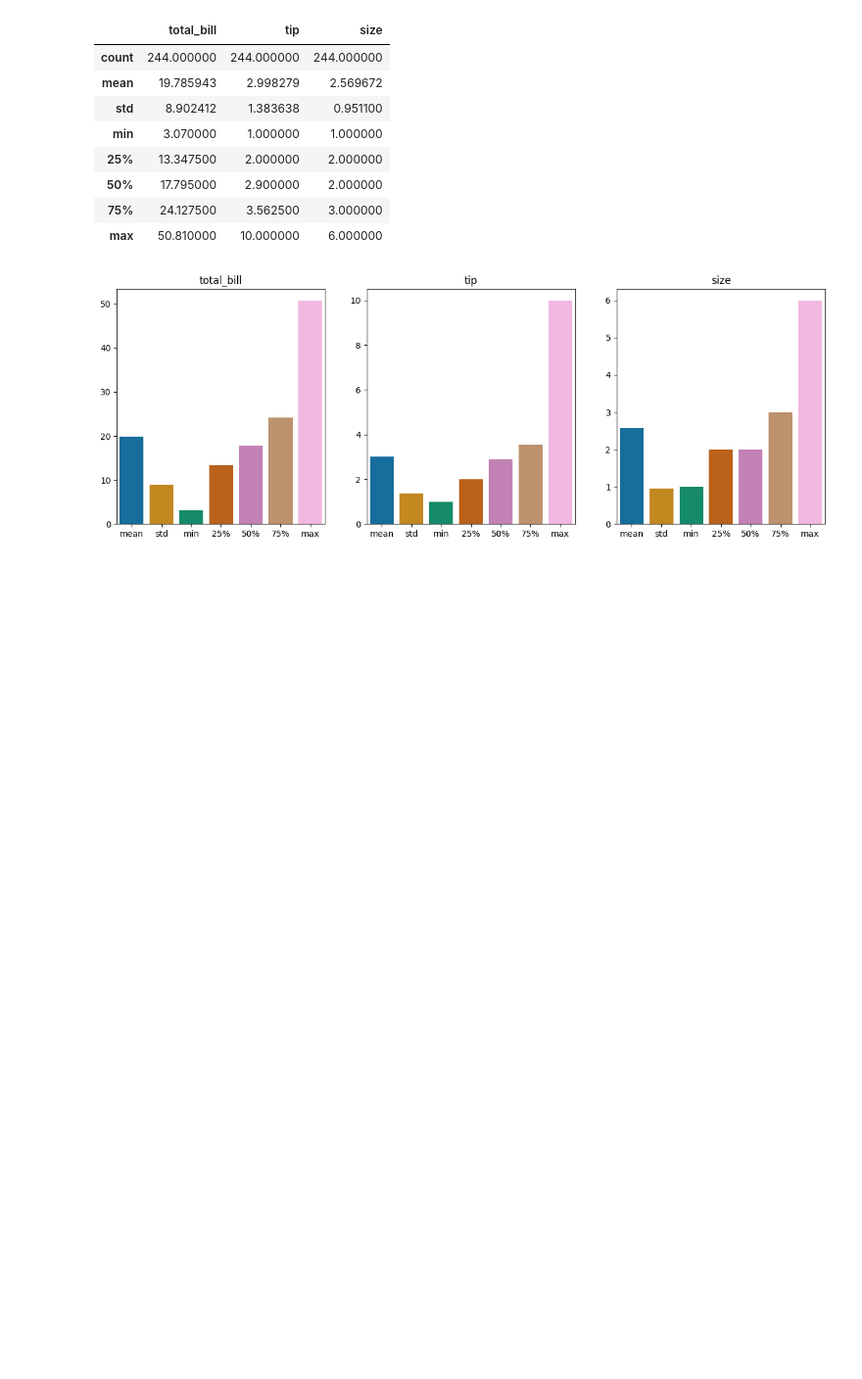
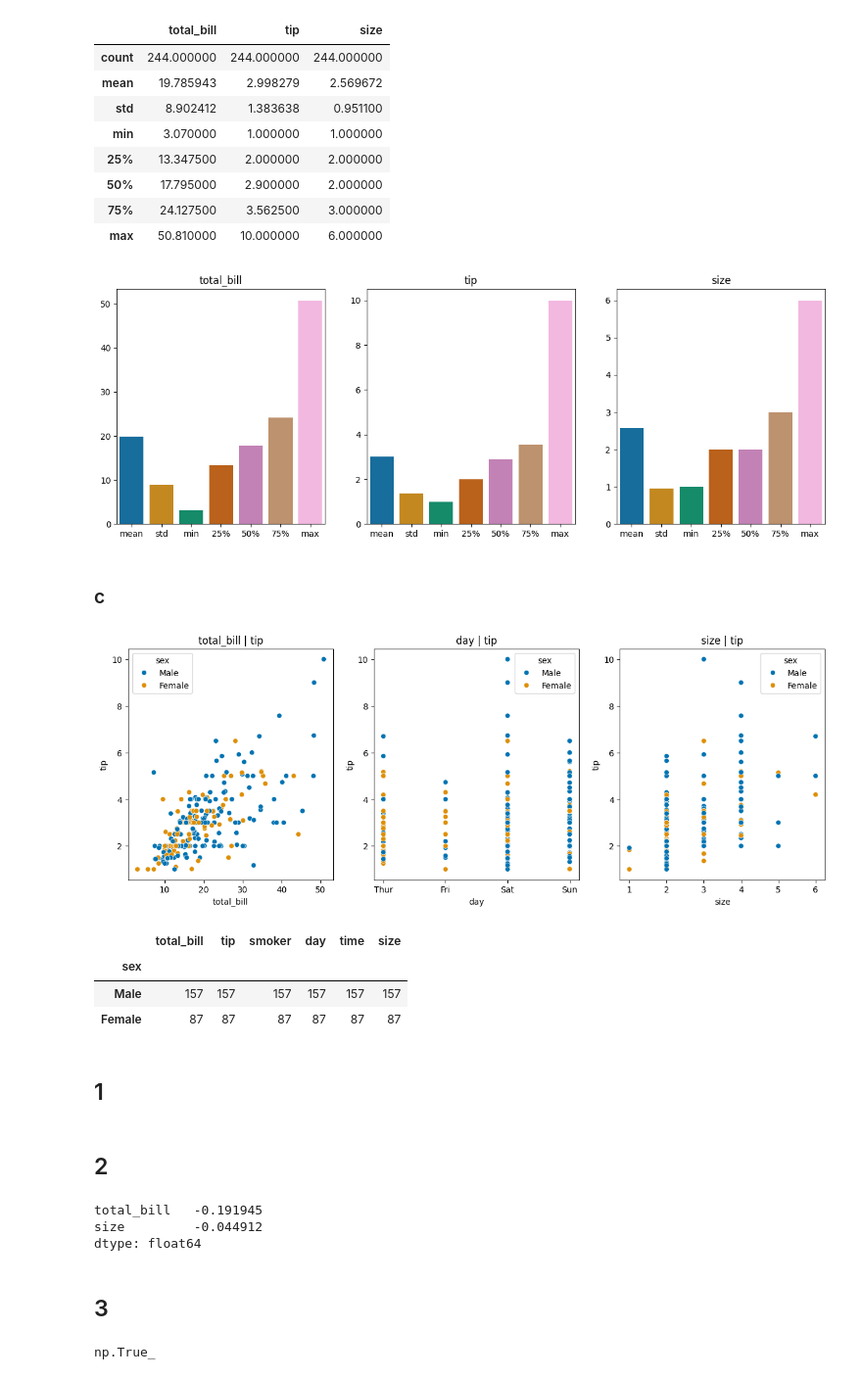
Before and after one commit to Theodor-Helje/machine-learning-Theodor-Helje, a Jupyter notebook: exercises/exercises_04.ipynb, the cells around one changed output. Shown at 98% size. Drawn from its saved outputs; the diff is of its cells as text; code cells hidden in the pictures; blank space fills up the shorter version.

```diff
--- a/exercises/exercises_04.ipynb
+++ b/exercises/exercises_04.ipynb
@@ -53,3 +59,25 @@ for i, col in enumerate(data.columns):
     axes[i].set_ylabel("")
 # %% [output]
 [figure]
+# %% [markdown]
+### c
+# %%
+data = ['total_bill', 'day', 'size']
+fig, axes = plt.subplots(1, 3, figsize=(15, 5))
+
+for i, col in enumerate(data):
+    sns.scatterplot(x=df[col], y=df['tip'], hue=df['sex'], palette='colorblind', ax=axes[i])
+    axes[i].set_title(f"{col} | tip")
+    axes[i].set_xlabel(col)
+    axes[i].set_ylabel("tip")
+# %% [output]
+[figure, added]
+# %%
+df.groupby('sex').count()
+# %% [output]
+|  | total_bill | tip | smoker | day | time | size |
+| sex |  |  |  |  |  |  |
+| Male | 157 | 157 | 157 | 157 | 157 | 157 |
+| Female | 87 | 87 | 87 | 87 | 87 | 87 |
+# %% [markdown]
+## 1
@@ -55,0 +92,27 @@ for i, col in enumerate(data.columns):
+# %% [markdown]
+## 2
+# %%
+def standardization(X):
+    return (X - np.mean(X_train, axis=0)) / np.std(X_train, axis=0)
+
+scaled_X_train = standardization(X_train)
+scaled_X_test = standardization(X_test)
+
+np.mean(scaled_X_test, axis=0)
+# %% [output]
+total_bill   -0.191945
+size         -0.044912
+dtype: float64
+# %% [markdown]
+## 3
+# %%
+from sklearn.preprocessing import PolynomialFeatures
+
+poly = PolynomialFeatures(degree=2)
+
+fitted_X_train = poly.fit_transform(scaled_X_train)
+fitted_X_test = poly.transform(scaled_X_test)
+
+sum(sum(fitted_X_test == poly.fit_transform(scaled_X_test))) == fitted_X_test.size
+# %% [output]
+np.True_
```
Also changed, not shown: parts of 8 cells of this notebook.
